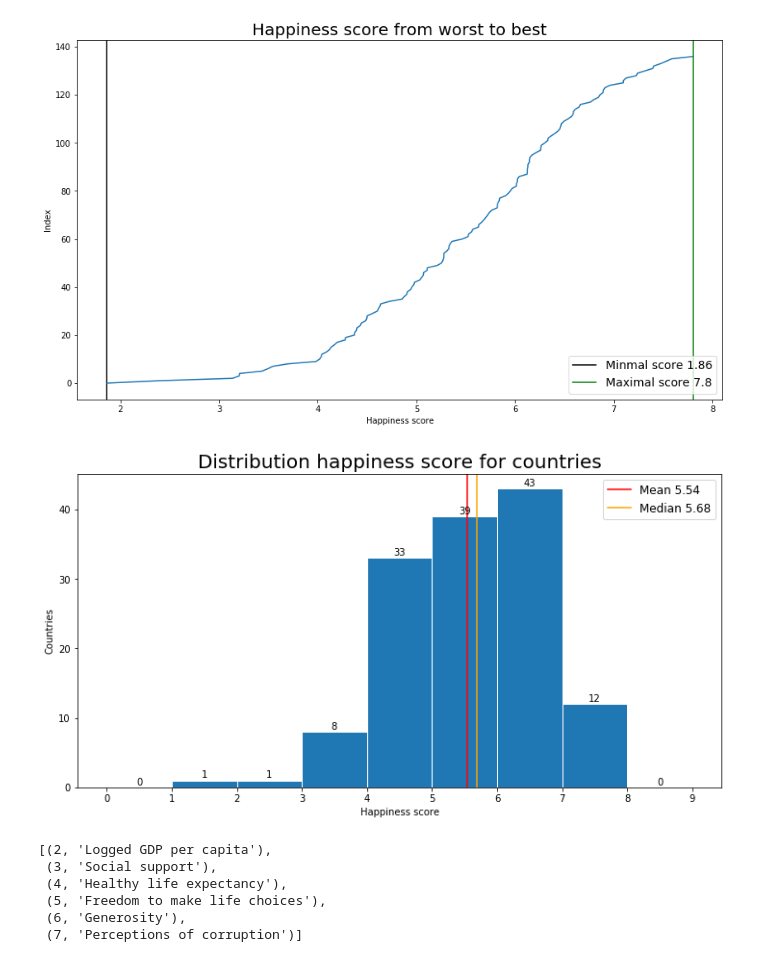
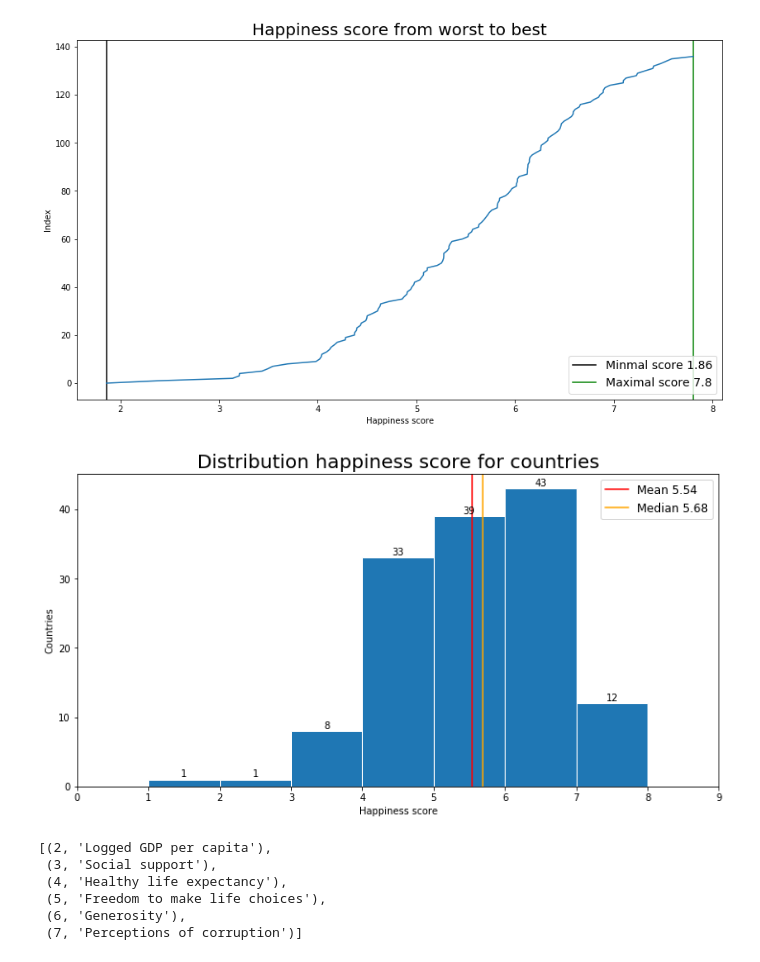
Before and after one commit to MarekMatejko/WHR_report, a Jupyter notebook: Happy_Report.ipynb, the cells around one changed output. Cells and saved outputs as stored; diff of their text form; code cells hidden in the pictures.

```diff
--- a/Happy_Report.ipynb
+++ b/Happy_Report.ipynb
@@ -151,31 +155,31 @@ plt.plot(np.flip(happy_df['Happiness score']), happy_df.index)
 [<matplotlib.lines.Line2D at 0x...>]
 [figure]
 # %%
-# Creating histogram with mean and median.
+# Creating histogram with mean and median
 fig, ax = plt.subplots(figsize=(12,6))
-hist = ax.hist(happy_df['Happiness score'],bins = range(0,10,1), ec = "white")
+hist = ax.hist(happy_df['Happiness score'],bins = range(1,9,1), ec = "white")
 ax.axvline(mean_happy, color = 'red',label = "Mean %s" % (round(mean_happy,2)))
 ax.axvline(median_happy, color = 'orange',label = "Median %s" %(round(median_happy,2)))
 ax.legend(loc="upper right",fontsize=12)
 plt.xticks(range(0,10,1))
 plt.title("Distribution happiness score for countries", fontsize = 20)
 plt.xlabel('Happiness score')
 plt.ylabel('Countries')
 
 # Showing number of countries in bins
 labels = [hist[0][i] for i in range(len(hist[0]))]
 rects = ax.patches
 for rect, label in zip(rects, labels):
     height = rect.get_height()
     ax.text(
         rect.get_x() + rect.get_width() / 2,
         height + 0.1,
         int(label),
         ha='center',
         va='bottom'
     )
 # %% [output]
-[figure, old version]
+[figure, new version]
 # %%
 # Getting the name of the columns
 columns = list(enumerate(happy_df.columns))
```
Also changed, not shown: parts of 11 cells of this notebook.
